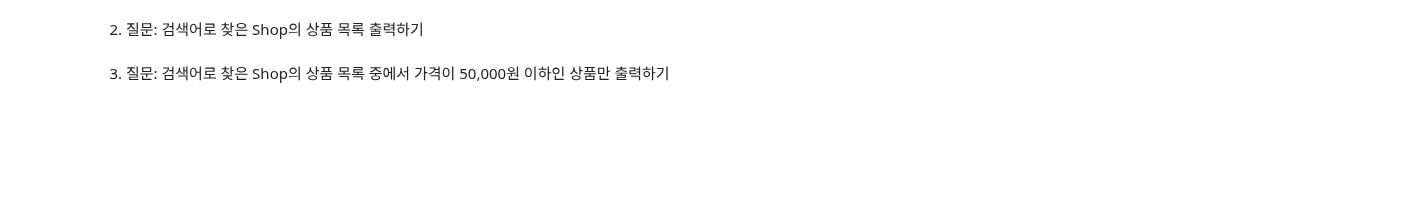
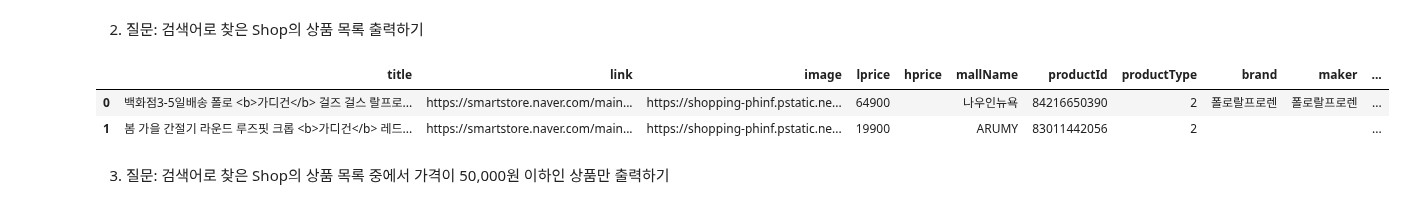
Before and after one commit to nueij0429/Python_Webscraping_Analysis, a Jupyter notebook: 연습문제/03_naver_scraping.ipynb, the cells around one changed output. Drawn from its saved outputs; the diff is of its cells as text; code cells hidden in the pictures; blank space fills up the shorter version.

```diff
--- a/연습문제/03_naver_scraping.ipynb
+++ b/연습문제/03_naver_scraping.ipynb
@@ -151,4 +254,10 @@ df_publish[:5]
 # %% [markdown]
 2. 질문: 검색어로  찾은  Shop의 상품  목록 출력하기
+# %%
+df[:2]
+# %% [output]
+|  | title | link | image | lprice | hprice | mallName | productId | productType | brand | maker | ... |
+| 0 | 백화점3-5일배송 폴로 <b>가디건</b> 걸즈 걸스 랄프로... | https://smartstore.naver.com/main... | https://shopping-phinf.pstatic.ne... | 64900 |  | 나우인뉴욕 | 84216650390 | 2 | 폴로랄프로렌 | 폴로랄프로렌 | ... |
+| 1 | 봄 가을 간절기 라운드 루즈핏 크롭 <b>가디건</b> 레드... | https://smartstore.naver.com/main... | https://shopping-phinf.pstatic.ne... | 19900 |  | ARUMY | 83011442056 | 2 |  |  | ... |
 # %% [markdown]
 3. 질문: 검색어로  찾은  Shop의 상품  목록 중에서 가격이 50,000원 이하인 상품만 출력하기
```
Also changed, not shown: parts of 5 cells of this notebook, 1 other file.
